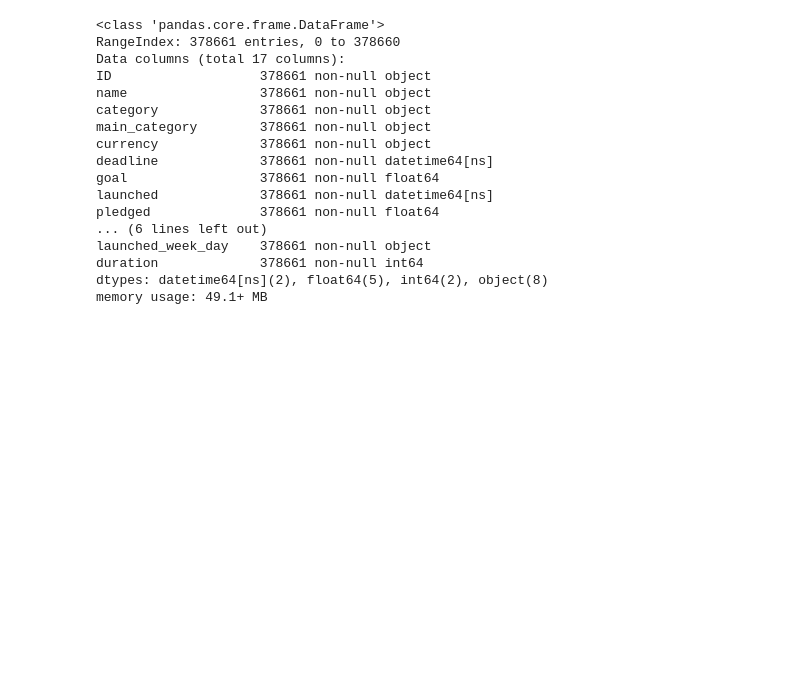
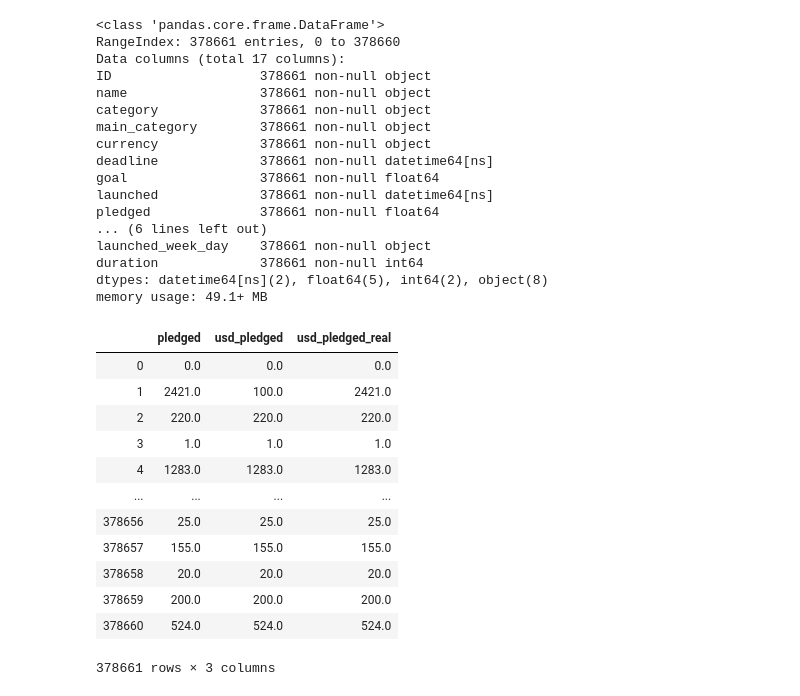
Before and after one commit to Nstrzelczyk/Kickstarter_Practice_Data_Science, a Jupyter notebook: ks_prepering_data.ipynb, the cells around one changed output. Drawn from its saved outputs; the diff is of its cells as text; code cells hidden in the pictures; blank space fills up the shorter version.

```diff
--- a/ks_prepering_data.ipynb
+++ b/ks_prepering_data.ipynb
@@ -165,3 +165,22 @@ launched_week_day    378661 non-null object
 duration             378661 non-null int64
 dtypes: datetime64[ns](2), float64(5), int64(2), object(8)
 memory usage: 49.1+ MB
+# %%
+df = df.rename(columns={"usd pledged" : "usd_pledged"})
+# %%
+df_comparison_pledged = df[["pledged", "usd_pledged", "usd_pledged_real"]]
+df_comparison_pledged
+# %% [output]
+|  | pledged | usd_pledged | usd_pledged_real |
+| 0 | 0.0 | 0.0 | 0.0 |
+| 1 | 2421.0 | 100.0 | 2421.0 |
+| 2 | 220.0 | 220.0 | 220.0 |
+| 3 | 1.0 | 1.0 | 1.0 |
+| 4 | 1283.0 | 1283.0 | 1283.0 |
+| ... | ... | ... | ... |
+| 378656 | 25.0 | 25.0 | 25.0 |
+| 378657 | 155.0 | 155.0 | 155.0 |
+| 378658 | 20.0 | 20.0 | 20.0 |
+| 378659 | 200.0 | 200.0 | 200.0 |
+| 378660 | 524.0 | 524.0 | 524.0 |
+378661 rows × 3 columns
```
Also changed, not shown: parts of 5 cells of this notebook.
